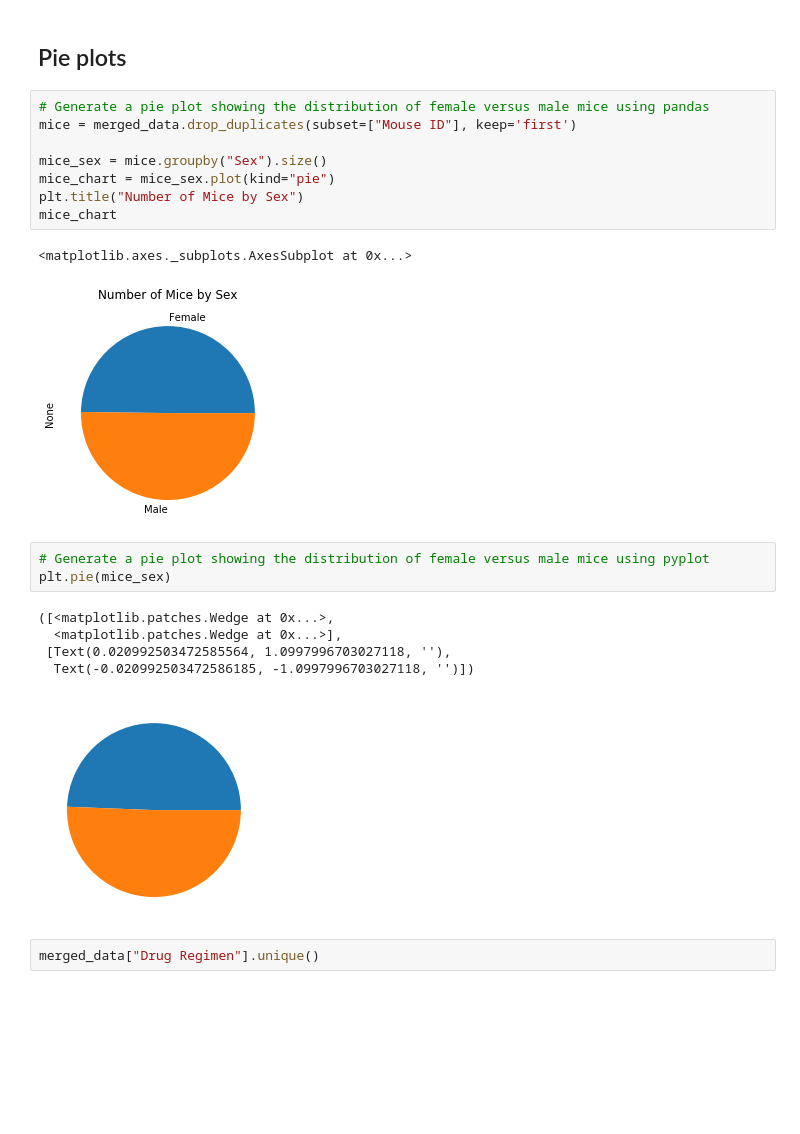
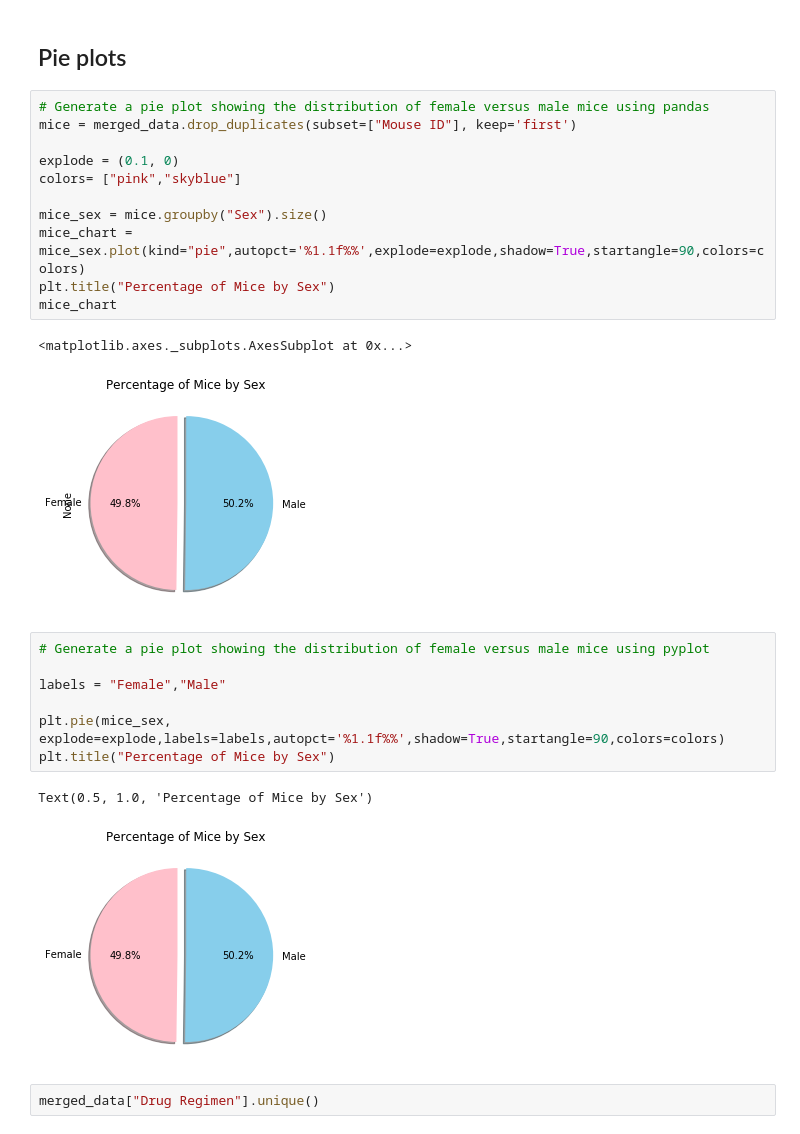
Before and after one commit to hal-pemulis/Matplotlib-Challenge, a Jupyter notebook: pymaceuticalsHW.ipynb, the cells around one changed output. Cells and saved outputs as stored; diff of their text form; blank space fills up the shorter version.

Commit message:
Formatted graphs

```diff
--- a/pymaceuticalsHW.ipynb
+++ b/pymaceuticalsHW.ipynb
@@ -88,23 +89,27 @@ Text(0.5, 0.98, 'Number of Data Points per Drug Regimen')
 # %%
 # Generate a pie plot showing the distribution of female versus male mice using pandas
 mice = merged_data.drop_duplicates(subset=["Mouse ID"], keep='first')
 
+explode = (0.1, 0)
+colors= ["pink","skyblue"]
+
 mice_sex = mice.groupby("Sex").size()
-mice_chart = mice_sex.plot(kind="pie")
-plt.title("Number of Mice by Sex")
+mice_chart = mice_sex.plot(kind="pie",autopct='%1.1f%%',explode=explode,shadow=True,startangle=90,colors=colors)
+plt.title("Percentage of Mice by Sex")
 mice_chart
 # %% [output]
 <matplotlib.axes._subplots.AxesSubplot at 0x...>
-[figure, old version]
+[figure, new version]
 # %%
 # Generate a pie plot showing the distribution of female versus male mice using pyplot
-plt.pie(mice_sex)
+
+labels = "Female","Male"
+
+plt.pie(mice_sex, explode=explode,labels=labels,autopct='%1.1f%%',shadow=True,startangle=90,colors=colors)
+plt.title("Percentage of Mice by Sex")
 # %% [output]
-([<matplotlib.patches.Wedge at 0x...>,
-  <matplotlib.patches.Wedge at 0x...>],
- [Text(0.020992503472585564, 1.0997996703027118, ''),
-  Text(-0.020992503472586185, -1.0997996703027118, '')])
+Text(0.5, 1.0, 'Percentage of Mice by Sex')
-[figure, old version]
+[figure, new version]
 # %%
 merged_data["Drug Regimen"].unique()
 # %% [output]
```
Also changed, not shown: parts of 6 cells of this notebook.
